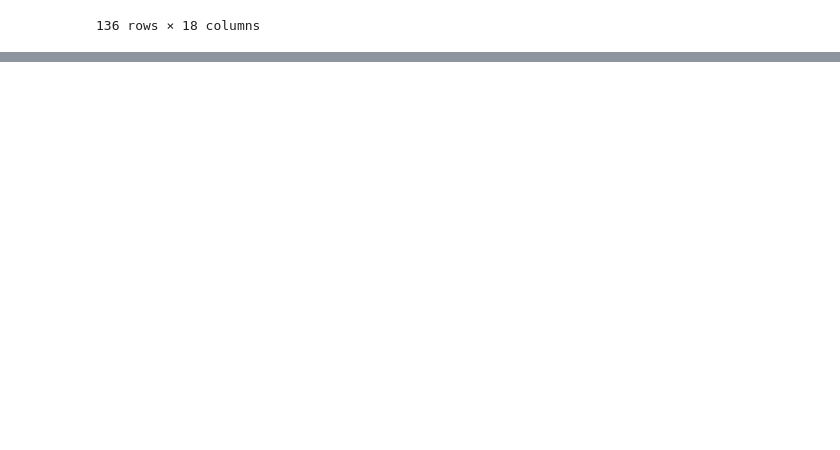
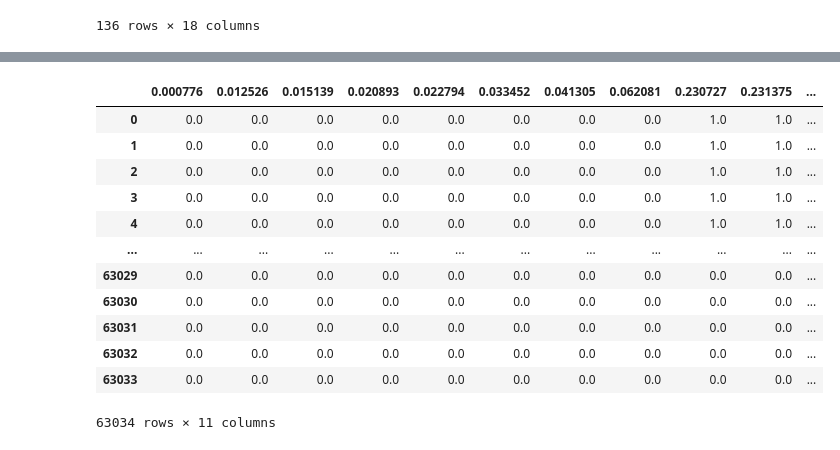
Before and after one commit to hcvu1050/hieuchivu-gt24-repo2, a Jupyter notebook: notebooks/feature_engineer.ipynb, the cells around one changed output, grey strips where cells are left out. Saved outputs shown, nothing was run; the diff lists cells and outputs as text; code cells hidden in the pictures; blank space fills up the shorter version.

Commit message:
frequency encode

```diff
--- a/notebooks/feature_engineer.ipynb
+++ b/notebooks/feature_engineer.ipynb
@@ -192,0 +158,2 @@ print(df)
+# %%
+technique_platforms_explode = technique_platforms.explode('platforms')
@@ -192,0 +176,23 @@ print(df)
+# %%
+count_enc = ce.CountEncoder(normalize=True)
+count_encoded = count_enc.fit_transform(technique_platforms_explode['platforms'], return_df = True)
+# %%
+count_encoded_oh = pd.get_dummies(count_encoded['platforms'], dtype = float)
+# %%
+count_encoded_oh = count_encoded_oh.groupby(level=0).max()
+# %%
+count_encoded_oh
+# %% [output]
+|  | 0.000776 | 0.012526 | 0.015139 | 0.020893 | 0.022794 | 0.033452 | 0.041305 | 0.062081 | 0.230727 | 0.231375 | ... |
+| 0 | 0.0 | 0.0 | 0.0 | 0.0 | 0.0 | 0.0 | 0.0 | 0.0 | 1.0 | 1.0 | ... |
+| 1 | 0.0 | 0.0 | 0.0 | 0.0 | 0.0 | 0.0 | 0.0 | 0.0 | 1.0 | 1.0 | ... |
+| 2 | 0.0 | 0.0 | 0.0 | 0.0 | 0.0 | 0.0 | 0.0 | 0.0 | 1.0 | 1.0 | ... |
+| 3 | 0.0 | 0.0 | 0.0 | 0.0 | 0.0 | 0.0 | 0.0 | 0.0 | 1.0 | 1.0 | ... |
+| 4 | 0.0 | 0.0 | 0.0 | 0.0 | 0.0 | 0.0 | 0.0 | 0.0 | 1.0 | 1.0 | ... |
+| ... | ... | ... | ... | ... | ... | ... | ... | ... | ... | ... | ... |
+| 63029 | 0.0 | 0.0 | 0.0 | 0.0 | 0.0 | 0.0 | 0.0 | 0.0 | 0.0 | 0.0 | ... |
+| 63030 | 0.0 | 0.0 | 0.0 | 0.0 | 0.0 | 0.0 | 0.0 | 0.0 | 0.0 | 0.0 | ... |
+| 63031 | 0.0 | 0.0 | 0.0 | 0.0 | 0.0 | 0.0 | 0.0 | 0.0 | 0.0 | 0.0 | ... |
+| 63032 | 0.0 | 0.0 | 0.0 | 0.0 | 0.0 | 0.0 | 0.0 | 0.0 | 0.0 | 0.0 | ... |
+| 63033 | 0.0 | 0.0 | 0.0 | 0.0 | 0.0 | 0.0 | 0.0 | 0.0 | 0.0 | 0.0 | ... |
+63034 rows × 11 columns
```
Also changed, not shown: parts of 20 cells of this notebook, 7 other files.
